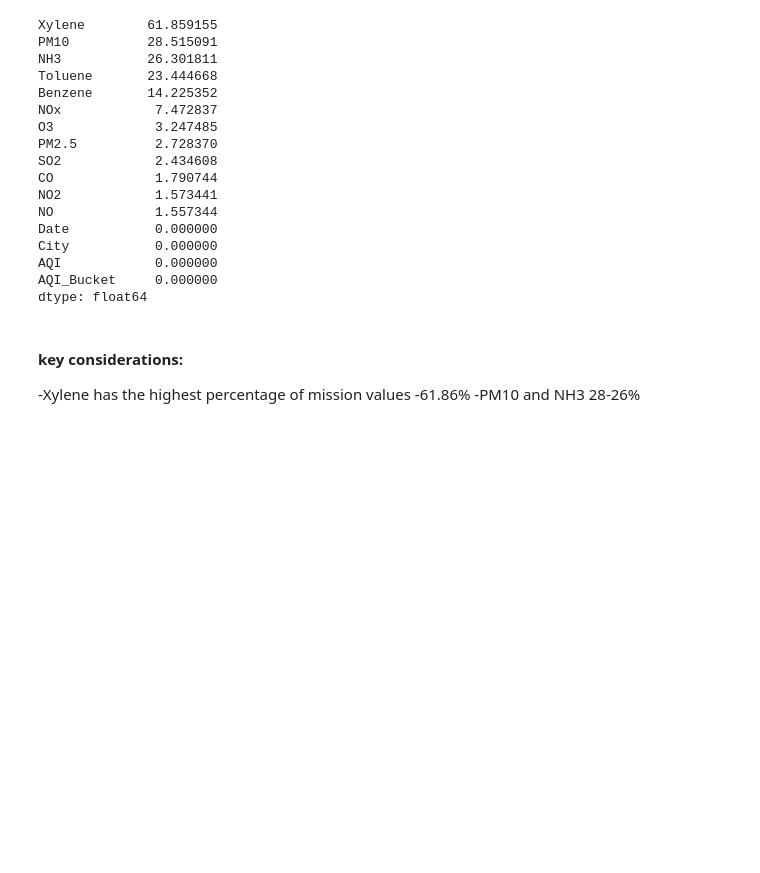
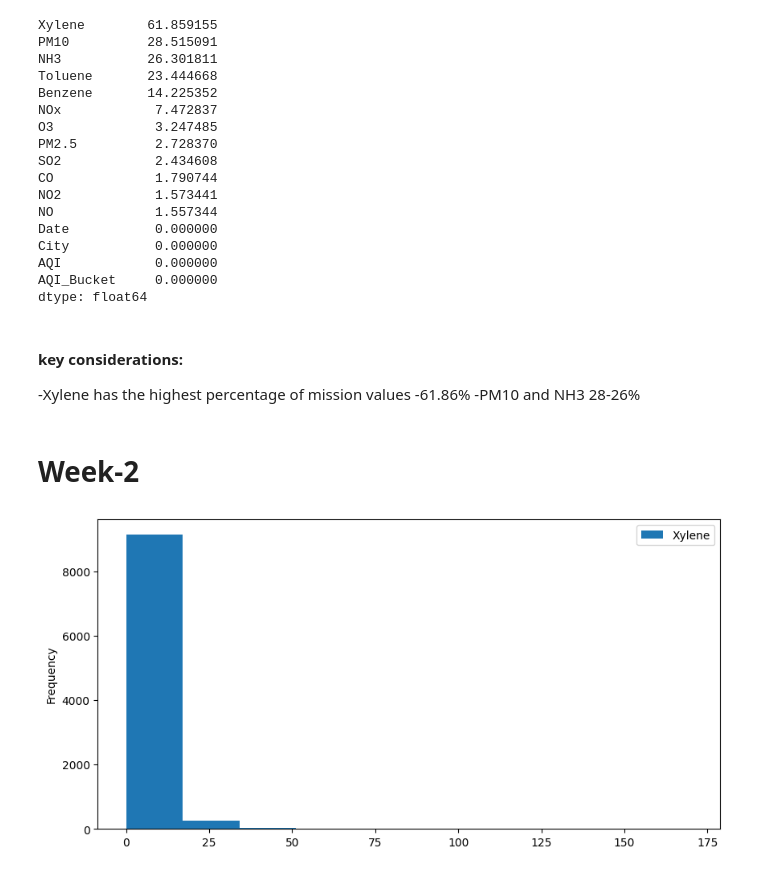
Before and after one commit to ShivaDoti/Air-Quality-Index-prediction-Model, a Jupyter notebook: Air Quality index prediction Model.ipynb, the cells around one changed output. Saved outputs shown, nothing was run; the diff lists cells and outputs as text; code cells hidden in the pictures; blank space fills up the shorter version.

Commit message:
Add files via upload
Week 2 Submission of the AQI Model

```diff
--- a/Air Quality index prediction Model.ipynb
+++ b/Air Quality index prediction Model.ipynb
@@ -163,3 +162,11 @@ dtype: float64
 #### key considerations:
 -Xylene has the highest percentage of mission values -61.86%
 -PM10 and NH3 28-26%
+# %% [markdown]
+# Week-2
+# %%
+df['Xylene'].plot(kind='hist',figsize=(10,5))
+plt.legend()
+plt.show()
+# %% [output]
+[figure, added]
```
Also changed, not shown: parts of 34 cells of this notebook.
